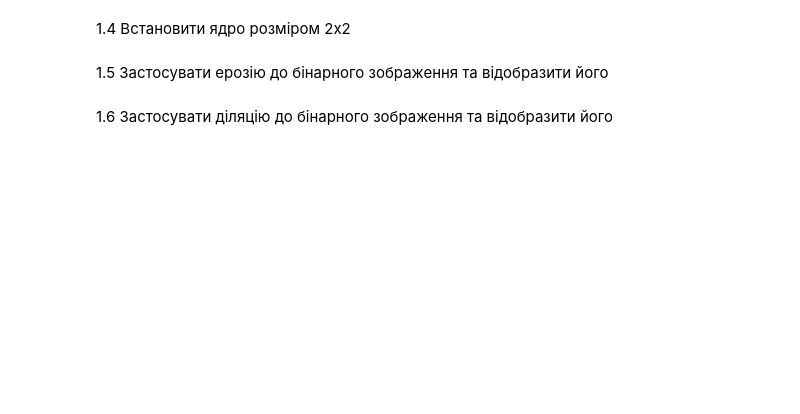
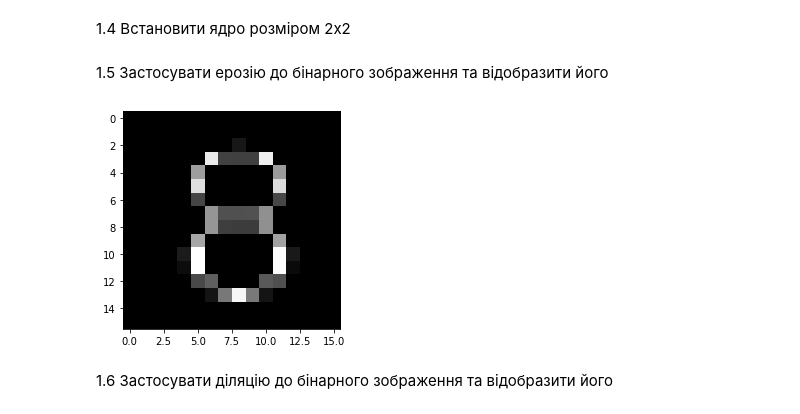
Before and after one commit to alevlage/images_labs, a Jupyter notebook: Lab5.ipynb, the cells around one changed output. Cells and saved outputs as stored; diff of their text form; code cells hidden in the pictures; blank space fills up the shorter version.

```diff
--- a/Lab5.ipynb
+++ b/Lab5.ipynb
@@ -286,15 +290,16 @@ plt.show();
 # %% [markdown]
 1.4 Встановити ядро розміром 2х2
 # %%
-kernel = np.ones(***,np.uint8)
+kernel = np.ones((2,2),np.uint8)
 # %% [markdown]
 1.5 Застосувати ерозію до бінарного зображення та відобразити його
 # %%
-erosion = cv2.erode(***)
-
-plt.figure(***)
-plt.imshow(***, cmap='gray')
+erosion = cv2.erode(img,kernel,iterations = 1)
+plt.figure()
+plt.imshow(erosion, cmap='gray')
 plt.show();
+# %% [output]
+[figure, added]
 # %% [markdown]
 1.6 Застосувати діляцію до бінарного зображення та відобразити його
 # %%
```
Also changed, not shown: parts of 10 cells of this notebook.
